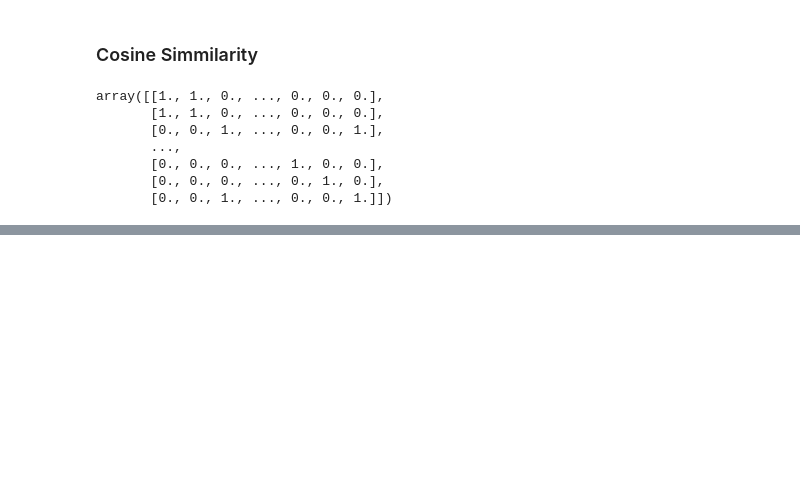
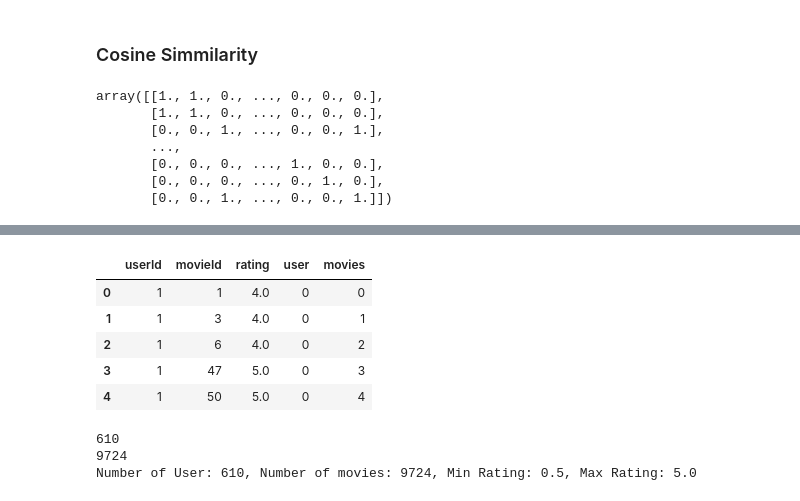
Before and after one commit to umartils/movies_recommendation_systems, a Jupyter notebook: netflix_recommendation_system.ipynb, the cells around one changed output, grey strips where cells are left out. Cells and saved outputs as stored; diff of their text form; code cells hidden in the pictures; blank space fills up the shorter version.

```diff
--- a/netflix_recommendation_system.ipynb
+++ b/netflix_recommendation_system.ipynb
@@ -368,0 +378,12 @@ genre_cosin_df.sample(5, axis=1).sample(5, axis=0)
+# %%
+# Mengubah userID menjadi list tanpa nilai yang sama
+user_ids = clean_ratings_encode['userId'].unique().tolist()
+print('list userID: ', user_ids)
+
+# Melakukan encoding userID
+user_to_user_encoded = {x: i for i, x in enumerate(user_ids)}
+print('encoded userID : ', user_to_user_encoded)
+
+# Melakukan proses encoding angka ke ke userID
+user_encoded_to_user = {i: x for i, x in enumerate(user_ids)}
+print('encoded angka ke userID: ', user_encoded_to_user)
@@ -368,0 +403,39 @@ genre_cosin_df.sample(5, axis=1).sample(5, axis=0)
+# %%
+# Mapping userID ke dataframe user
+clean_ratings_encode['user'] = clean_ratings_encode['userId'].map(user_to_user_encoded)
+
+# Mapping placeID ke dataframe resto
+clean_ratings_encode['movies'] = clean_ratings_encode['movieId'].map(movies_to_movies_encoded)
+clean_ratings_encode.head()
+# %% [output]
+|  | userId | movieId | rating | user | movies |
+| 0 | 1 | 1 | 4.0 | 0 | 0 |
+| 1 | 1 | 3 | 4.0 | 0 | 1 |
+| 2 | 1 | 6 | 4.0 | 0 | 2 |
+| 3 | 1 | 47 | 5.0 | 0 | 3 |
+| 4 | 1 | 50 | 5.0 | 0 | 4 |
+# %%
+# Mendapatkan jumlah user
+jumlah_users = len(user_to_user_encoded)
+print(jumlah_users)
+
+# Mendapatkan jumlah resto
+jumlah_movies = len(movies_encoded_to_movies)
+print(jumlah_movies)
+
+# Mengubah rating menjadi nilai float
+clean_ratings_encode['rating'] = clean_ratings_encode['rating'].values.astype(np.float32)
+
+# Nilai minimum rating
+min_rating = min(clean_ratings_encode['rating'])
+
+# Nilai maksimal rating
+max_rating = max(clean_ratings_encode['rating'])
+
+print('Number of User: {}, Number of movies: {}, Min Rating: {}, Max Rating: {}'.format(
+    jumlah_users, jumlah_movies, min_rating, max_rating
+))
+# %% [output]
+610
+9724
+Number of User: 610, Number of movies: 9724, Min Rating: 0.5, Max Rating: 5.0
```
Also changed, not shown: parts of 31 cells of this notebook.
